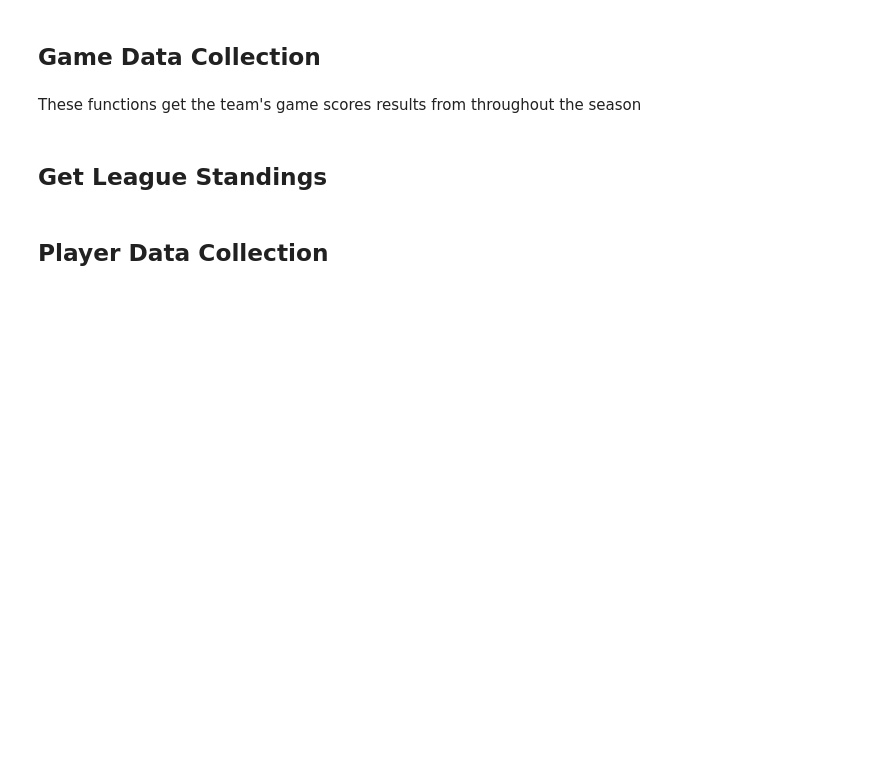
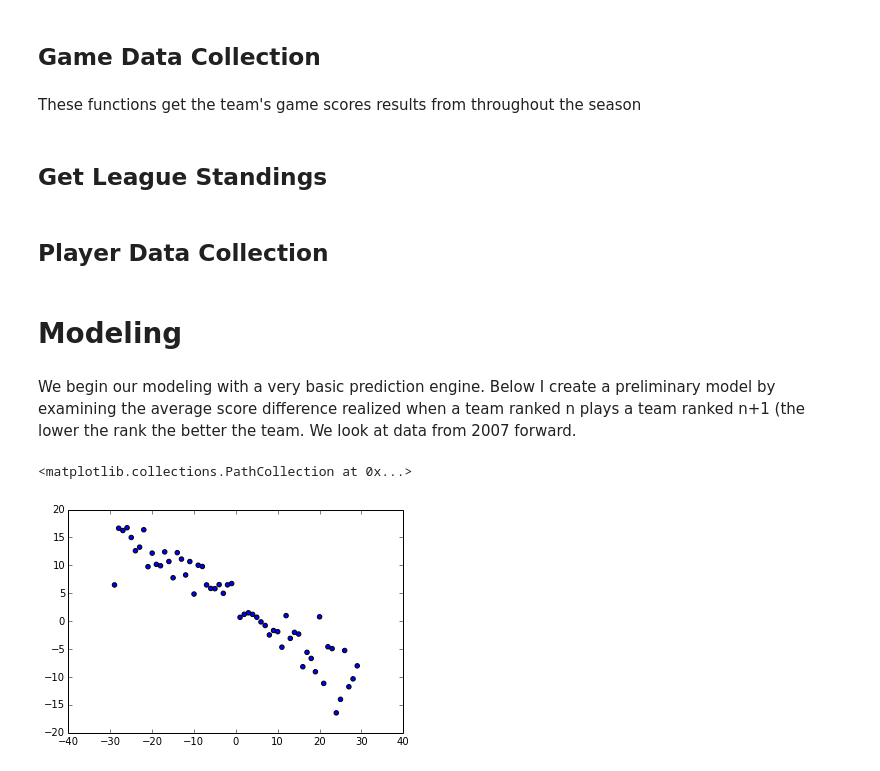
Before and after one commit to Christophevan/project, a Jupyter notebook: Project.ipynb, the cells around one changed output. Cells and saved outputs as stored; diff of their text form; code cells hidden in the pictures; blank space fills up the shorter version.

Commit message:
Preliminary model

```diff
--- a/Project.ipynb
+++ b/Project.ipynb
@@ -422,0 +419,41 @@ playerdict = get_playerdict()
+# %% [markdown]
+# Modeling
+# %% [markdown]
+We begin our modeling with a very basic prediction engine. Below I create a preliminary model by examining the average score difference realized when a team ranked n plays a team ranked n+1 (the lower the rank the better the team. We look at data from 2007 forward.
+# %%
+#Define the years to be examined
+years = range(2013, 2014)
+
+#Initialize variables
+standings = defaultdict(list)
+game_data = defaultdict(list)
+score_diff = defaultdict(list)
+avg_diff = defaultdict(list)
+
+#Iterater over and save the historical data
+for year in years:
+    standings[year] = get_league_standings(year) #Account for year notation difference
+    game_data[year] = get_game_data(year)
+
+    #Get the list of team names, create the list of permutations
+    teams = standings[year].keys()
+    perms = permutations(teams, 2)
+
+    #Iterate over each matchup
+    for matchup in perms:
+
+        #Get the difference in rank between the home team and the visitors
+        rnk_diff = standings[year][matchup[0]] - standings[year][matchup[1]]
+
+        #Iterate over the games they played and store the score difference (home - visitor)
+        for game in game_data[year][matchup]:
+            score_diff[rnk_diff].append(game[1] - game[2])
+
+
+    for rnk_diff in score_diff.keys():
+        avg_diff[rnk_diff] = np.mean(score_diff[rnk_diff])
+# %%
+plt.scatter(avg_diff.keys(), avg_diff.values())
+# %% [output]
+<matplotlib.collections.PathCollection at 0x...>
+[figure, added]
```
Also changed, not shown: parts of 5 cells of this notebook.
